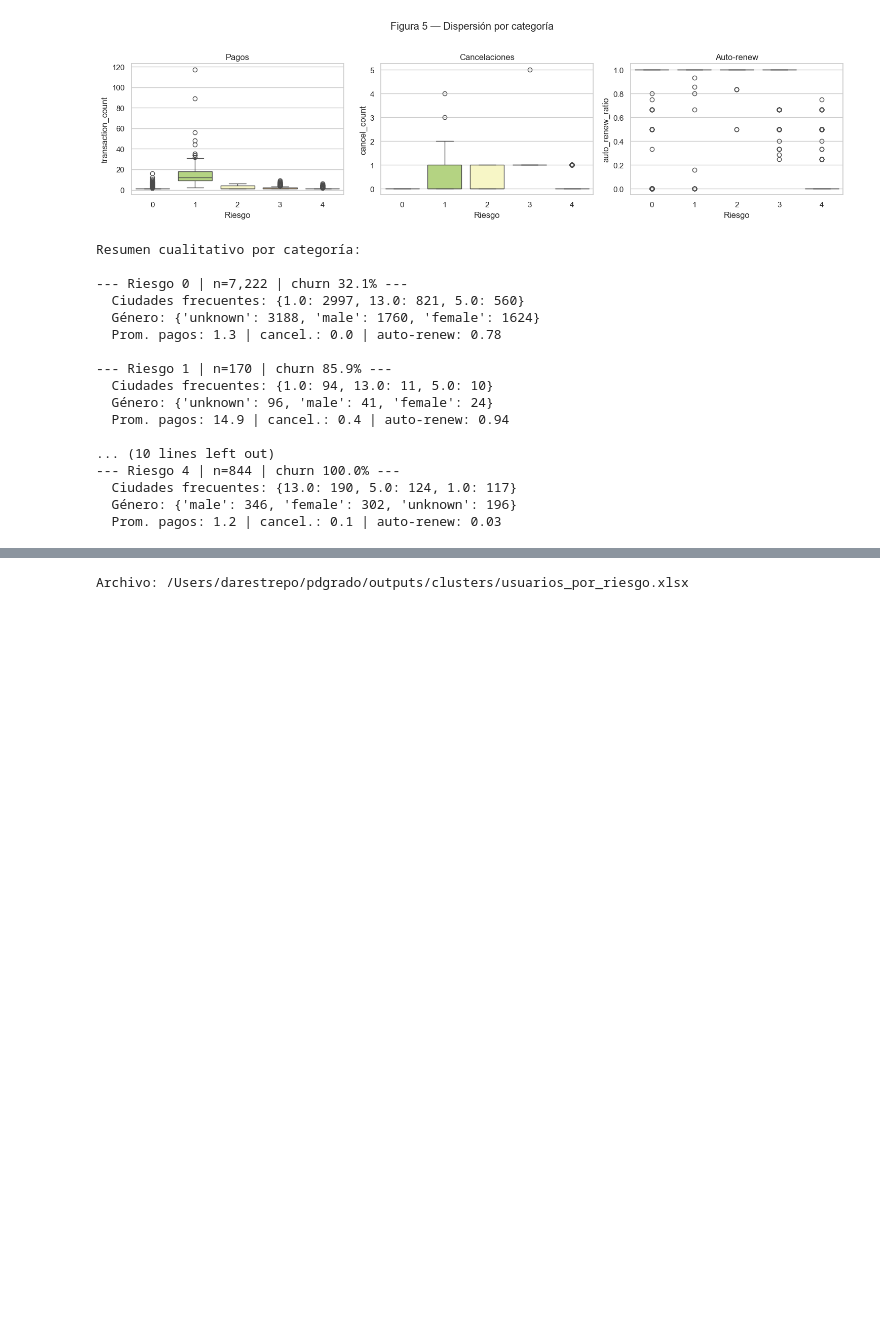
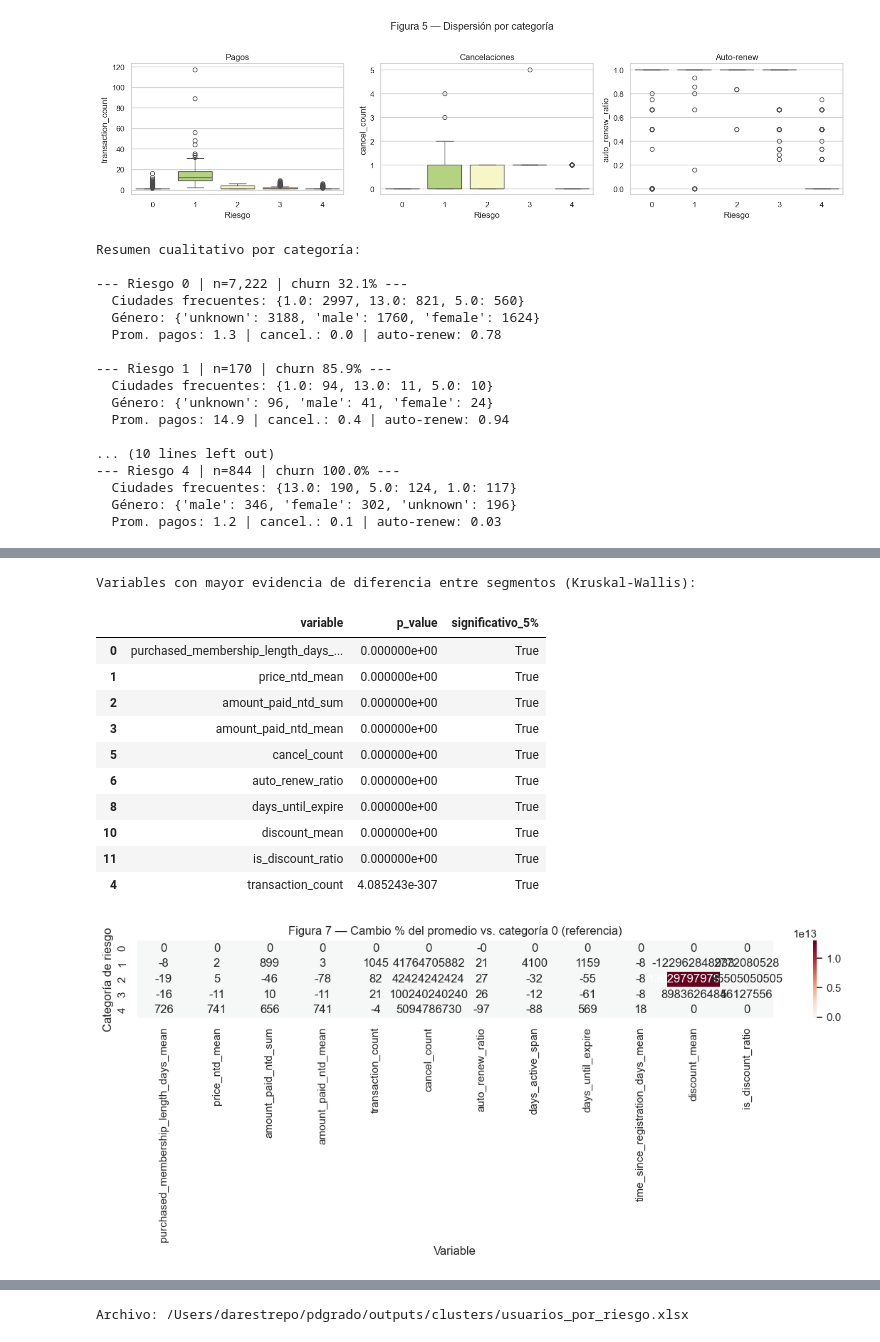
Before and after one commit to danielrpo1/pdgrado, a Jupyter notebook: notebooks/Colab_Piloto_5_Categorias_Riesgo_KKBox.ipynb, the cells around one changed output, grey strips where cells are left out. Saved outputs shown, nothing was run; the diff lists cells and outputs as text; code cells hidden in the pictures; blank space fills up the shorter version.

```diff
--- a/notebooks/Colab_Piloto_5_Categorias_Riesgo_KKBox.ipynb
+++ b/notebooks/Colab_Piloto_5_Categorias_Riesgo_KKBox.ipynb
@@ -354,0 +427,39 @@ Se genera un libro con **cinco hojas** (`riesgo_0` … `riesgo_4`) para revisar
+# %%
+# 7.3 Variables numéricas: ¿las medianas difieren entre categorías?
+from scipy.stats import kruskal
+
+filas = []
+for col in cols_cluster:
+    grupos = [df.loc[df['categoria_riesgo'] == c, col].dropna() for c in sorted(df['categoria_riesgo'].unique())]
+    stat, p = kruskal(*grupos)
+    filas.append({'variable': col, 'p_value': p, 'significativo_5%': p < 0.05})
+
+kw = pd.DataFrame(filas).sort_values('p_value')
+print('Variables con mayor evidencia de diferencia entre segmentos (Kruskal-Wallis):')
+display(kw.head(10))
+
+# Comparación vs categoría 0 (referencia de bajo riesgo)
+ref = df[df['categoria_riesgo'] == 0][cols_cluster].mean()
+diff = df.groupby('categoria_riesgo')[cols_cluster].mean()
+diff_pct = ((diff - ref) / (ref.abs() + 1e-9) * 100).round(0)
+plt.figure(figsize=(12, 5))
+sns.heatmap(diff_pct, annot=True, fmt='.0f', cmap='RdBu_r', center=0)
+plt.title('Figura 7 — Cambio % del promedio vs. categoría 0 (referencia)')
+plt.xlabel('Variable')
+plt.ylabel('Categoría de riesgo')
+plt.tight_layout()
+plt.show()
+# %% [output]
+Variables con mayor evidencia de diferencia entre segmentos (Kruskal-Wallis):
+|  | variable | p_value | significativo_5% |
+| 0 | purchased_membership_length_days_... | 0.000000e+00 | True |
+| 1 | price_ntd_mean | 0.000000e+00 | True |
+| 2 | amount_paid_ntd_sum | 0.000000e+00 | True |
+| 3 | amount_paid_ntd_mean | 0.000000e+00 | True |
+| 5 | cancel_count | 0.000000e+00 | True |
+| 6 | auto_renew_ratio | 0.000000e+00 | True |
+| 8 | days_until_expire | 0.000000e+00 | True |
+| 10 | discount_mean | 0.000000e+00 | True |
+| 11 | is_discount_ratio | 0.000000e+00 | True |
+| 4 | transaction_count | 4.085243e-307 | True |
+[figure, added]
```
Also changed, not shown: parts of 11 cells of this notebook, 2 other files.
